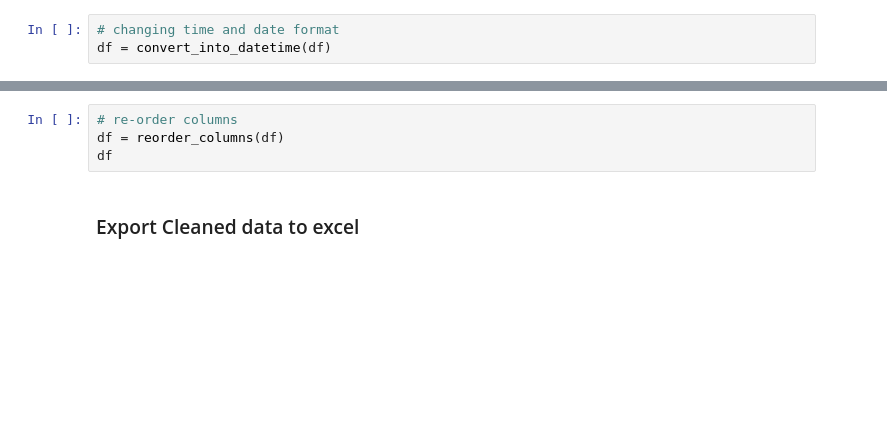
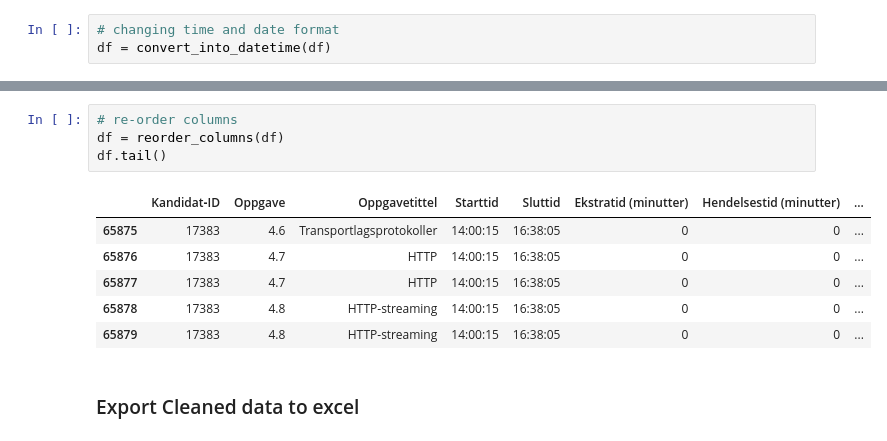
Before and after one commit to tornerosie/Eksamensanalyse, a Jupyter notebook: Data_Cleaning.ipynb, the cells around one changed output, grey strips where cells are left out. Cells and saved outputs as stored; diff of their text form; blank space fills up the shorter version.

```diff
--- a/Data_Cleaning.ipynb
+++ b/Data_Cleaning.ipynb
@@ -244,7 +275,14 @@ df
 # %%
 # re-order columns
 df = reorder_columns(df)
-df
+df.tail()
+# %% [output]
+|  | Kandidat‑ID | Oppgave | Oppgavetittel | Starttid | Sluttid | Ekstratid (minutter) | Hendelsestid (minutter) | ... |
+| 65875 | 17383 | 4.6 | Transportlagsprotokoller | 14:00:15 | 16:38:05 | 0 | 0 | ... |
+| 65876 | 17383 | 4.7 | HTTP | 14:00:15 | 16:38:05 | 0 | 0 | ... |
+| 65877 | 17383 | 4.7 | HTTP | 14:00:15 | 16:38:05 | 0 | 0 | ... |
+| 65878 | 17383 | 4.8 | HTTP-streaming | 14:00:15 | 16:38:05 | 0 | 0 | ... |
+| 65879 | 17383 | 4.8 | HTTP-streaming | 14:00:15 | 16:38:05 | 0 | 0 | ... |
 # %% [markdown]
 ### Export Cleaned data to excel
 # %%
```
Also changed, not shown: parts of 6 cells of this notebook.
